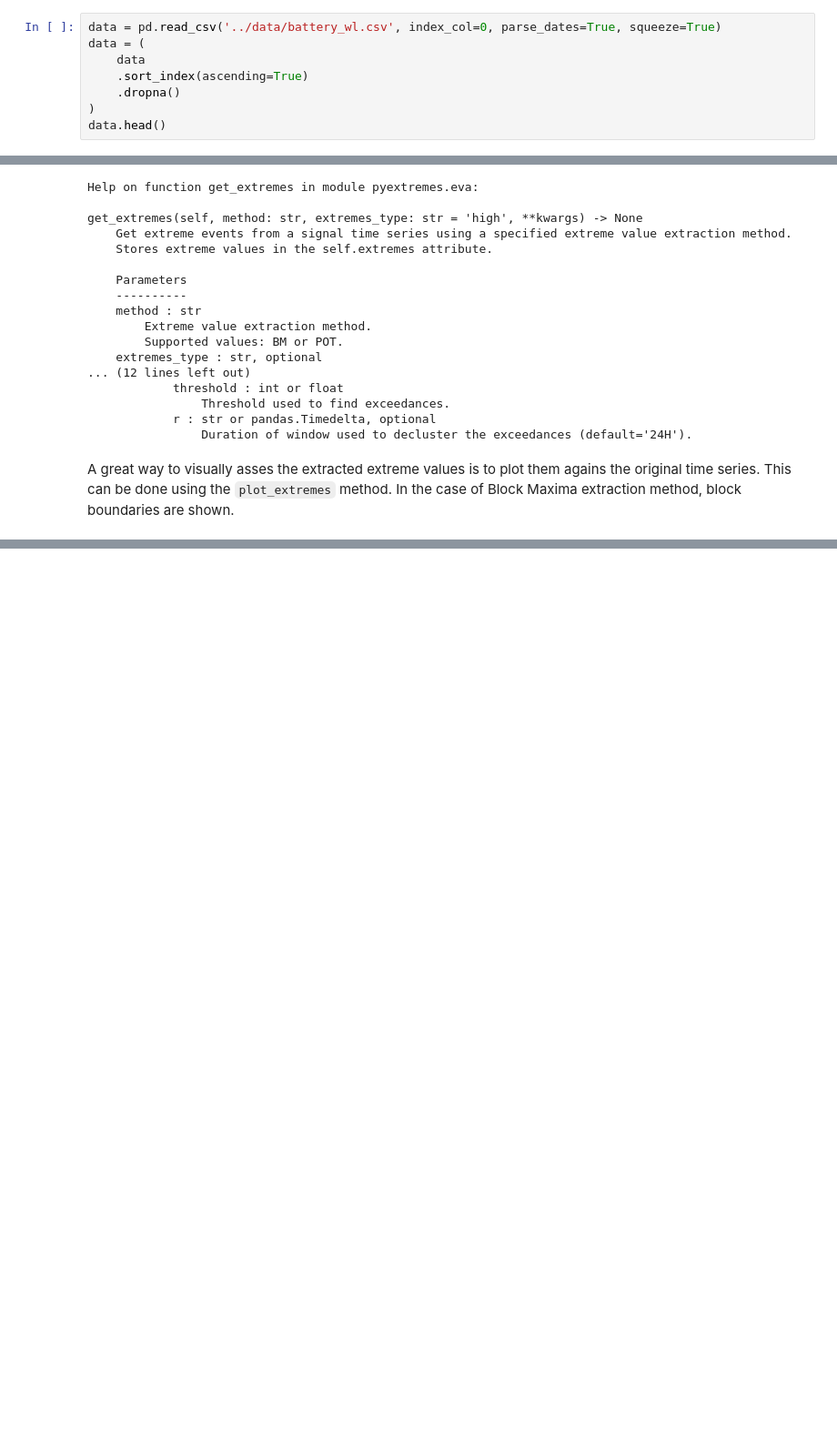
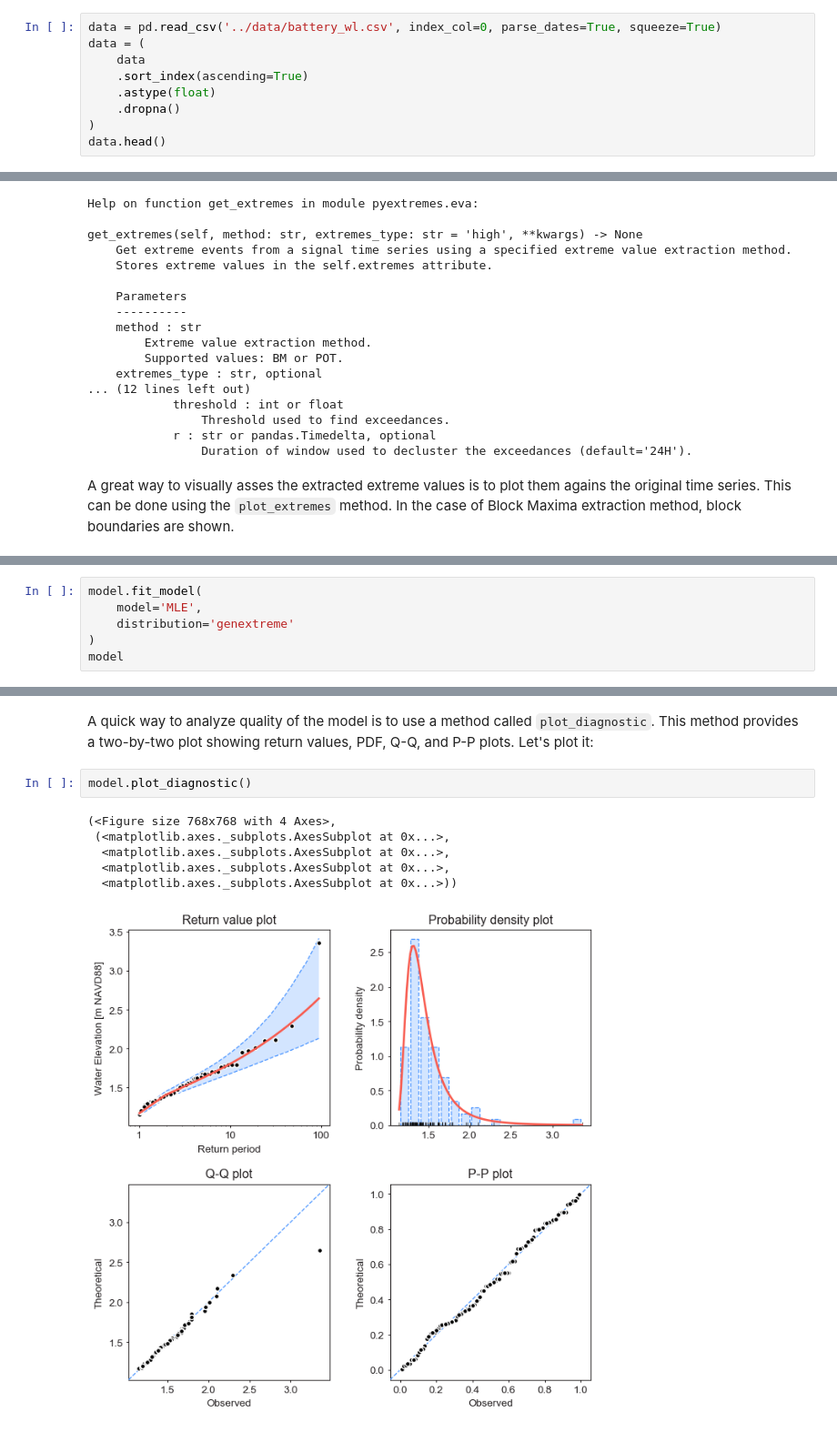
Before and after one commit to georgebv/pyextremes-notebooks, a Jupyter notebook: notebooks/EVA basic.ipynb, the cells around one changed output, grey strips where cells are left out. Shown at 91% size. Saved outputs shown, nothing was run; the diff lists cells and outputs as text; blank space fills up the shorter version.

```diff
--- a/notebooks/EVA basic.ipynb
+++ b/notebooks/EVA basic.ipynb
@@ -40,6 +41,7 @@ data = pd.read_csv('../data/battery_wl.csv', index_col=0, parse_dates=True, sque
 data = (
     data
     .sort_index(ascending=True)
+    .astype(float)
     .dropna()
 )
 data.head()
@@ -142,0 +158,6 @@ model.plot_extremes()
+# %%
+model.fit_model(
+    model='MLE',
+    distribution='genextreme'
+)
+model
@@ -142,0 +203,11 @@ model.plot_extremes()
+# %% [markdown]
+A quick way to analyze quality of the model is to use a method called `plot_diagnostic`. This method provides a two-by-two plot showing return values, PDF, Q-Q, and P-P plots. Let's plot it:
+# %%
+model.plot_diagnostic()
+# %% [output]
+(<Figure size 768x768 with 4 Axes>,
+ (<matplotlib.axes._subplots.AxesSubplot at 0x...>,
+  <matplotlib.axes._subplots.AxesSubplot at 0x...>,
+  <matplotlib.axes._subplots.AxesSubplot at 0x...>,
+  <matplotlib.axes._subplots.AxesSubplot at 0x...>))
+[figure, added]
```
Also changed, not shown: parts of 17 cells of this notebook.
